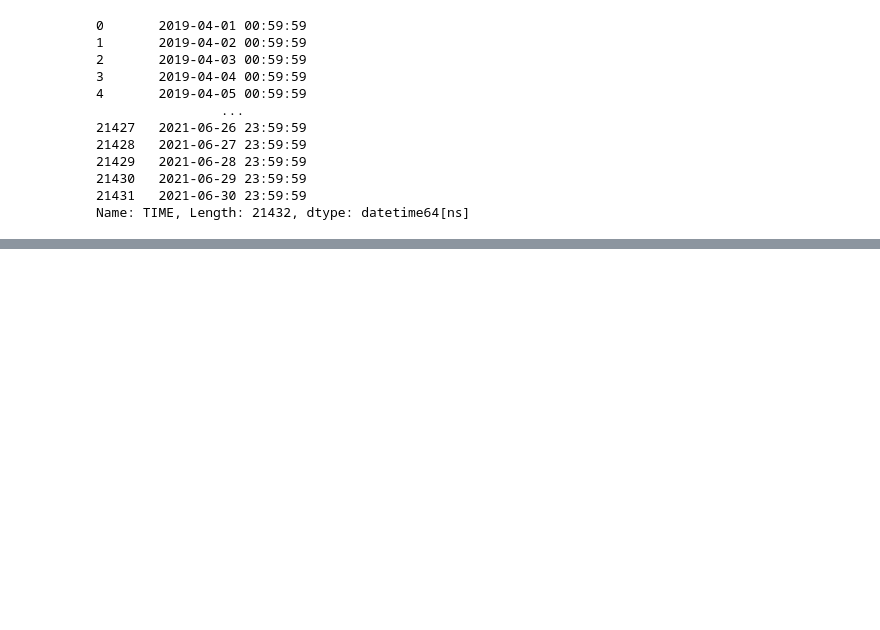
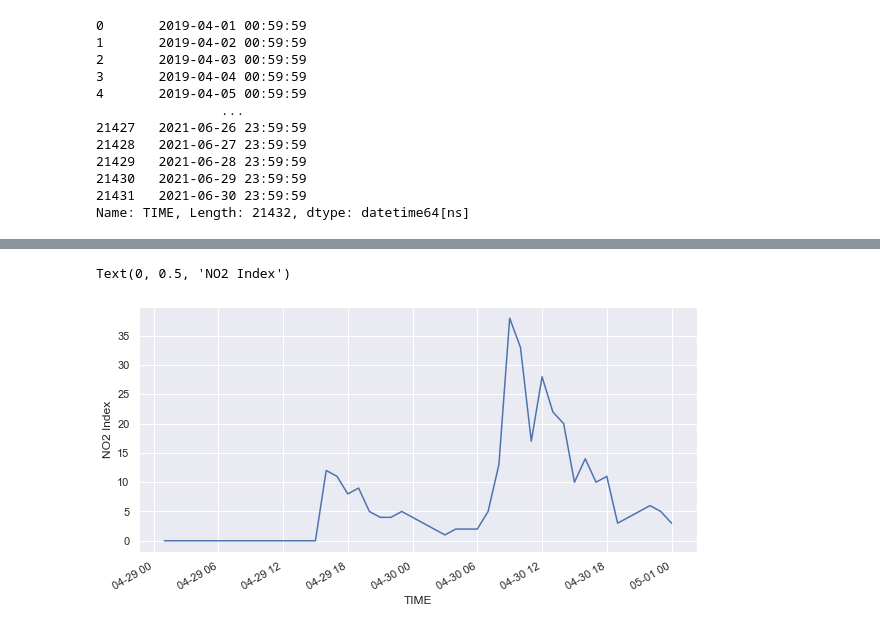
Before and after one commit to corti-acs/KS_TFM_MadridAirQuality, a Jupyter notebook: notebooks/Cleaning and Transformation_AirIndex.ipynb, the cells around one changed output, grey strips where cells are left out. Saved outputs shown, nothing was run; the diff lists cells and outputs as text; code cells hidden in the pictures; blank space fills up the shorter version.

```diff
--- a/notebooks/Cleaning and Transformation_AirIndex.ipynb
+++ b/notebooks/Cleaning and Transformation_AirIndex.ipynb
@@ -252,0 +306,6 @@ poc_air_index8_4
+# %%
+year = poc_air_index8_4.loc['2020-04','NO2_index'].plot()
+year.set_ylabel('NO2 Index')
+# %% [output]
+Text(0, 0.5, 'NO2 Index')
+[figure, added]
```
Also changed, not shown: parts of 12 cells of this notebook, 9 other files.
